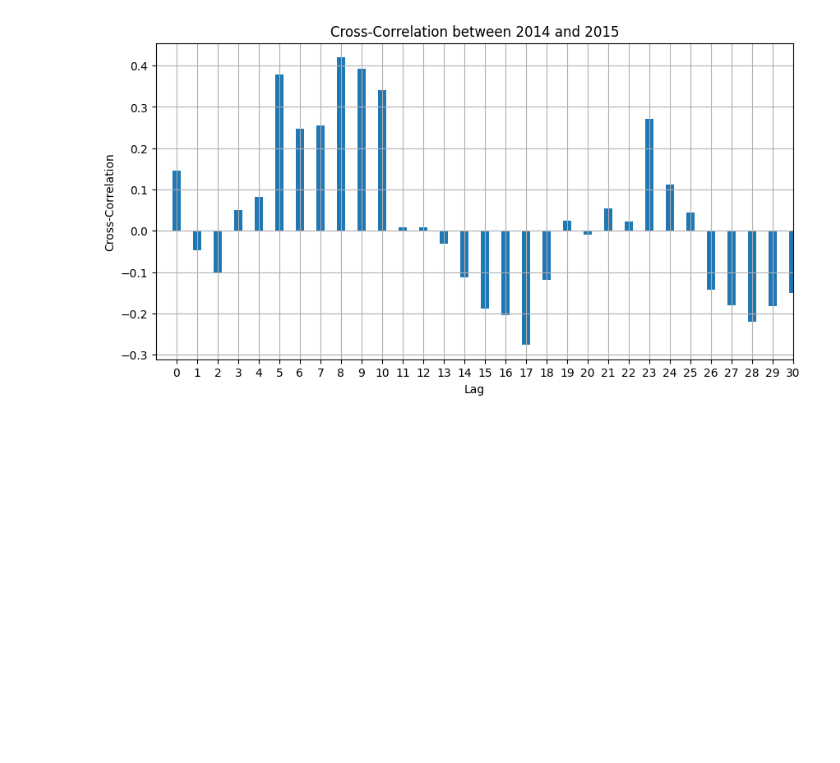
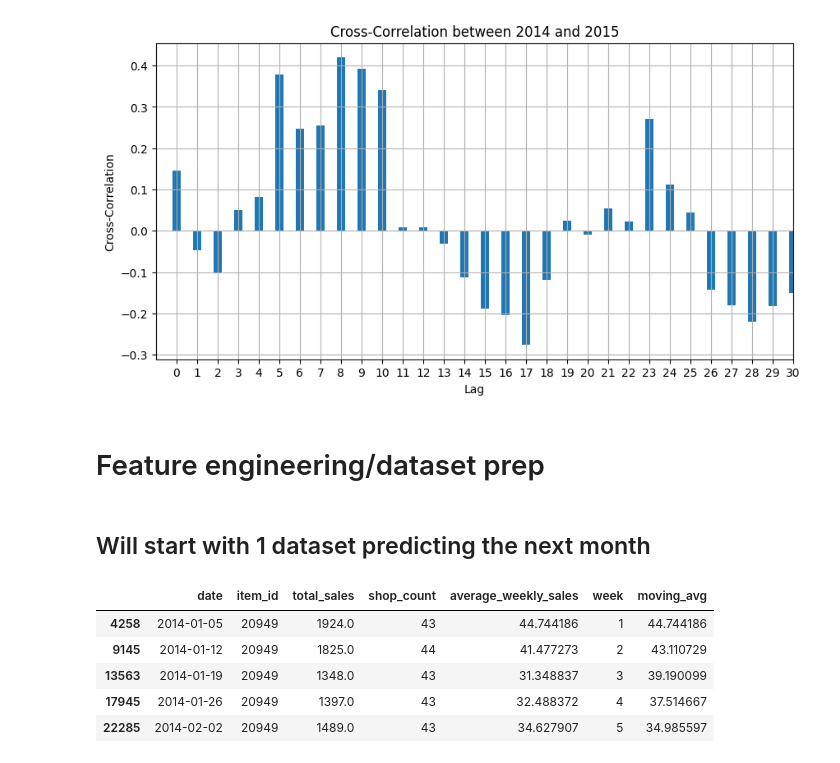
Before and after one commit to OliviaJayeola/DataSciencePortfolio, a Jupyter notebook: predict_sales/predict_sales.ipynb, the cells around one changed output. Saved outputs shown, nothing was run; the diff lists cells and outputs as text; code cells hidden in the pictures; blank space fills up the shorter version.

```diff
--- a/predict_sales/predict_sales.ipynb
+++ b/predict_sales/predict_sales.ipynb
@@ -389,3 +389,16 @@ plot_cross_correlation(data_dict[2014][data_dict[2014]['week'] <= 44], data_dict
 [figure]
 [figure]
 [figure]
+# %% [markdown]
+# Feature engineering/dataset prep
+# %% [markdown]
+## Will start with 1 dataset predicting the next month
+# %%
+data_dict[2014].head()
+# %% [output]
+|  | date | item_id | total_sales | shop_count | average_weekly_sales | week | moving_avg |
+| 4258 | 2014-01-05 | 20949 | 1924.0 | 43 | 44.744186 | 1 | 44.744186 |
+| 9145 | 2014-01-12 | 20949 | 1825.0 | 44 | 41.477273 | 2 | 43.110729 |
+| 13563 | 2014-01-19 | 20949 | 1348.0 | 43 | 31.348837 | 3 | 39.190099 |
+| 17945 | 2014-01-26 | 20949 | 1397.0 | 43 | 32.488372 | 4 | 37.514667 |
+| 22285 | 2014-02-02 | 20949 | 1489.0 | 43 | 34.627907 | 5 | 34.985597 |
```
Also changed, not shown: parts of 6 cells of this notebook, 1 other file.
